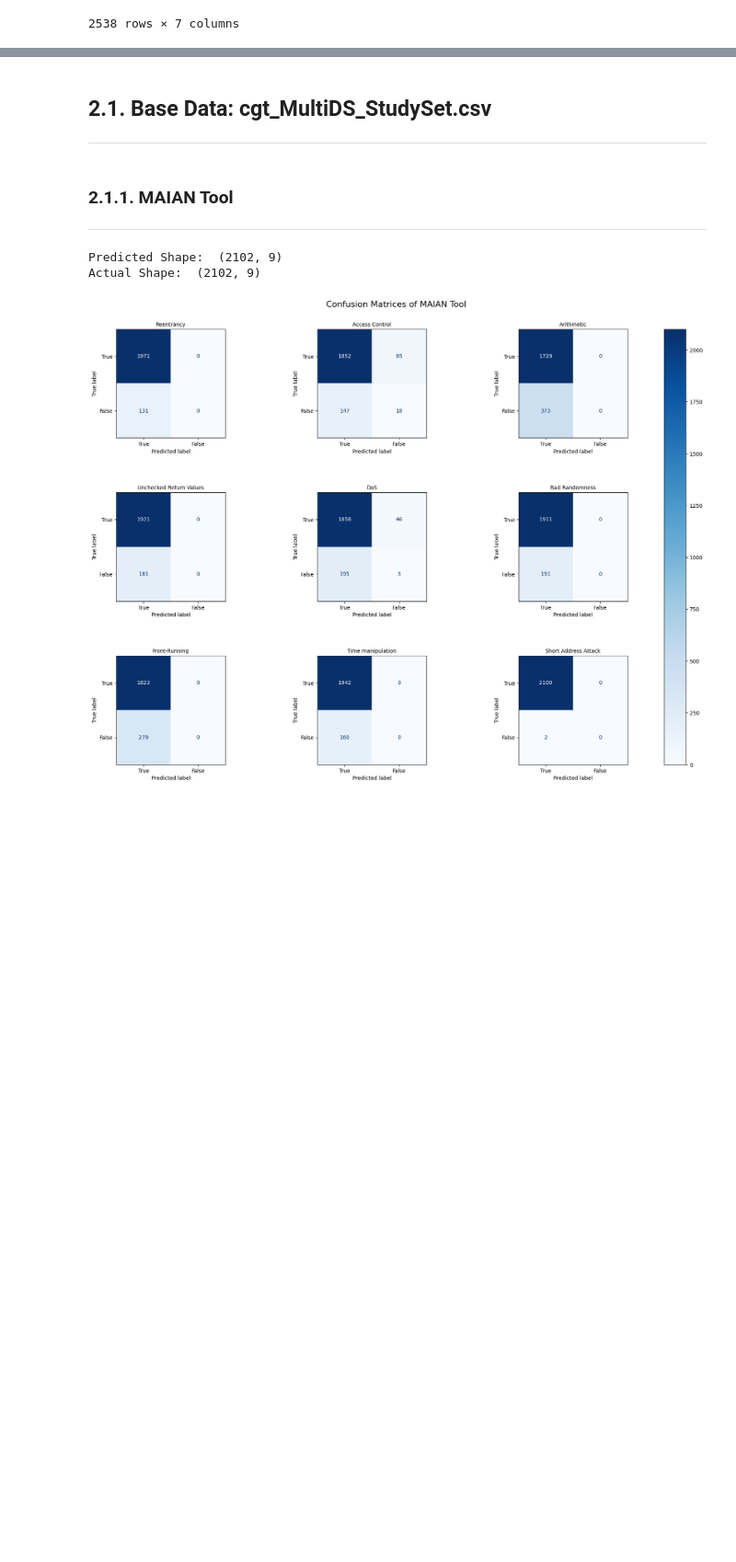
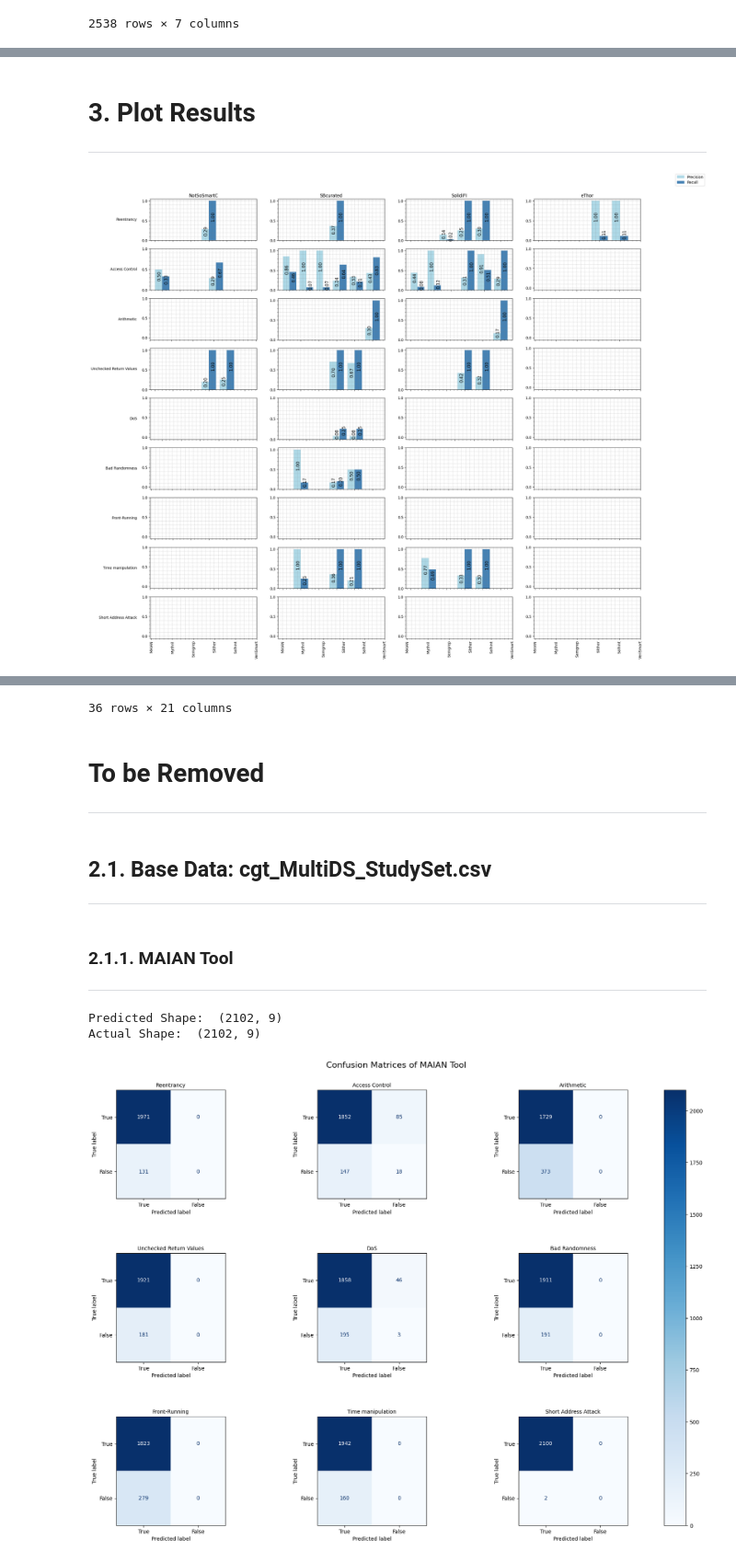
Before and after one commit to MultiTagging/MultiTagging_Refiner_Demo, a Jupyter notebook: MultiTagging.ipynb, the cells around one changed output, grey strips where cells are left out. Shown at 92% size. Cells and saved outputs as stored; diff of their text form; code cells hidden in the pictures; blank space fills up the shorter version.

```diff
--- a/MultiTagging.ipynb
+++ b/MultiTagging.ipynb
@@ -175,0 +698,8 @@ VeriSmart tags have been extracted successfully
+# %% [markdown]
+# **3. Plot Results**
+---
+# %%
+Eval_Results = plot_result(['All'],['All'])
+Eval_Results
+# %% [output]
+[figure, added]
@@ -175,0 +723 @@ VeriSmart tags have been extracted successfully
+36 rows × 21 columns
@@ -176,3 +726,6 @@ VeriSmart tags have been extracted successfully
+# %% [markdown]
+# **To be Removed**
+---
 # %% [markdown]
 ## **2.1. Base Data: cgt_MultiDS_StudySet.csv**
 ---
```
Also changed, not shown: parts of 100 cells of this notebook, 50 other files.
